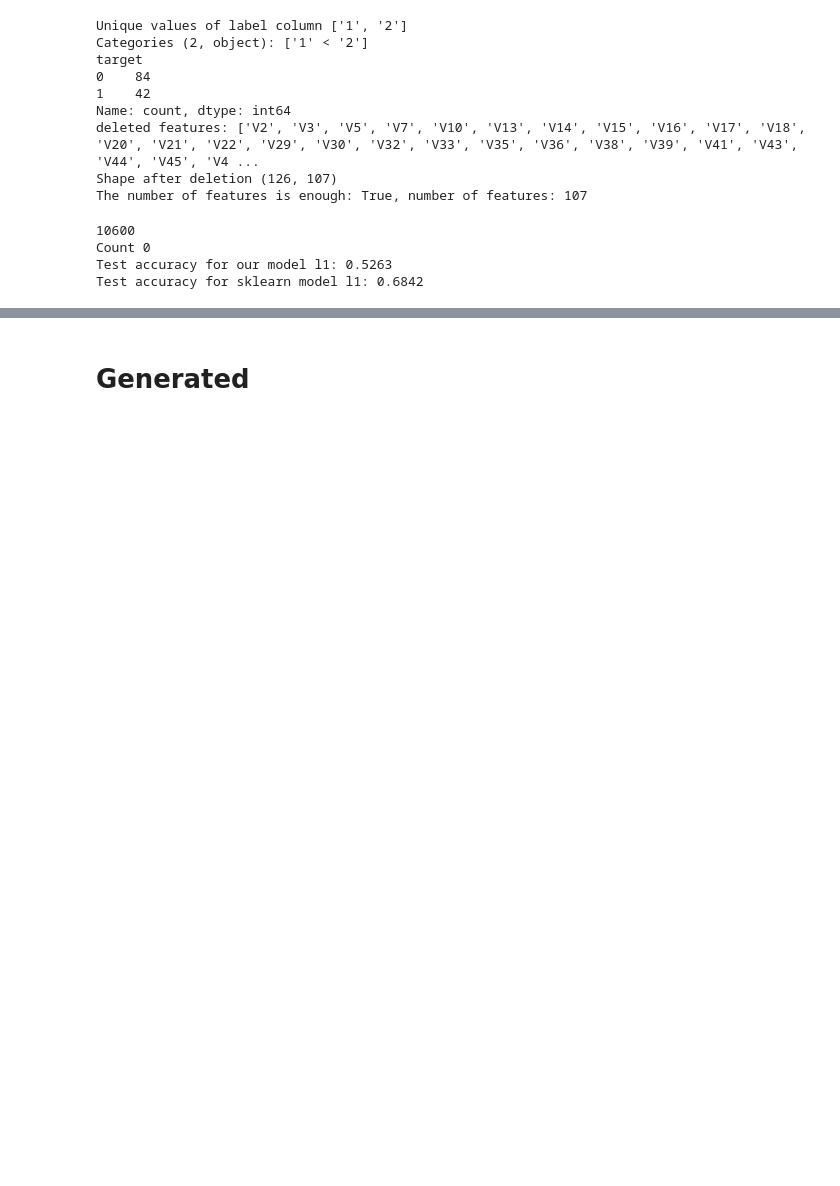
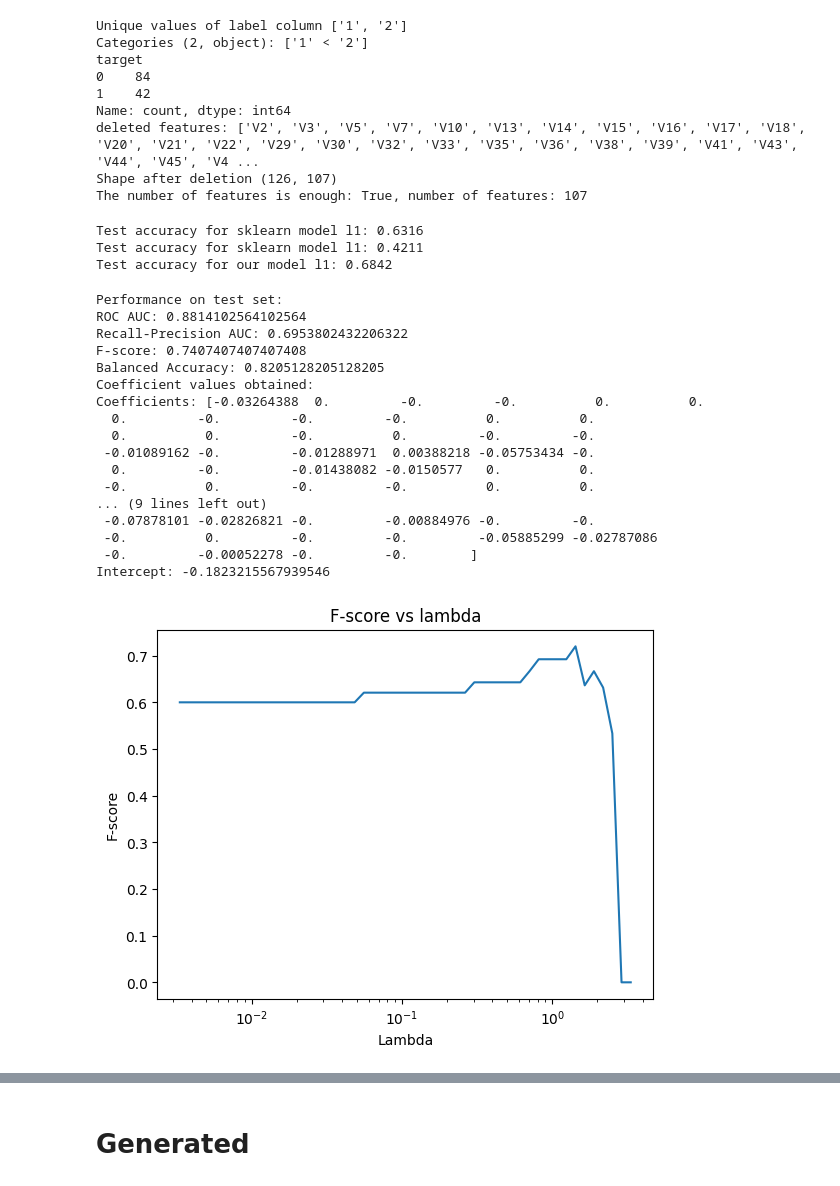
Before and after one commit to Michal-Iwicki/AML_projects, a Jupyter notebook: data_preparation.ipynb, the cells around one changed output, grey strips where cells are left out. Saved outputs shown, nothing was run; the diff lists cells and outputs as text; code cells hidden in the pictures; blank space fills up the shorter version.

Commit message:
add evaluation and plotting

```diff
--- a/data_preparation.ipynb
+++ b/data_preparation.ipynb
@@ -223,7 +223,7 @@ assign_target_column(df_lsvt, "label", ['1'])
 fill_na(df_lsvt)
 delete_corr_columns(df_lsvt)
 check_feature_sample_ratio(df_lsvt)
-X, y, X_train, X_test, y_train, y_test = split(df_lsvt)
+X, y, X_train,X_valid, X_test, y_train, y_valid, y_test = split(df_lsvt)
 # %% [output]
 Unique values of label column ['1', '2']
 Categories (2, object): ['1' < '2']
@@ -235,11 +235,54 @@ deleted features: ['V2', 'V3', 'V5', 'V7', 'V10', 'V13', 'V14', 'V15', 'V16', 'V
 Shape after deletion (126, 107)
 The number of features is enough: True, number of features: 107
 # %%
-y_no_penalty = fit_sklearn_no_penalty(X_train, y_train, X_test, y_test, max_iter=1)
-y_l1 = fit_sklearn_l1(X_train, y_train, X_test, y_test, max_iter=1)
-y_our = fit_our_model(X_train, y_train, X_test, y_test, max_count=None)
+y_no_penalty = fit_sklearn_no_penalty(X_train, y_train, X_test, y_test, max_iter=1000)
+y_l1 = fit_sklearn_l1(X_train, y_train, X_test, y_test, max_iter=1000)
+y_our = fit_our_model(X_train, y_train, X_test, y_test)
 # %% [output]
-10600
-Count 0
-Test accuracy for our model l1: 0.5263
-Test accuracy for sklearn model l1: 0.6842
+Test accuracy for sklearn model l1: 0.6316
+Test accuracy for sklearn model l1: 0.4211
+Test accuracy for our model l1: 0.6842
+# %%
+from Implementation import logisitic_regression
+model = logisitic_regression()
+model.fit(X_train, y_train, max_iter=50, a=1, weights=True, lambdas=None, fit_intercept=True, X_valid=X_valid, y_valid=y_valid, measure='F-score')
+
+y_proba = model.predict_proba(X_test)
+y_pred = model.predict(X_test)
+
+roc_auc = model.ROC_AUC(y_test, y_proba)
+prc_auc = model.PR_AUC(y_test, y_proba)
+f_score = model.evaluate(y_test, y_proba, 'F-score')
+balanced_accuracy = model.evaluate(y_test, y_proba, 'balanced accuracy')
+
+print("Performance on test set:")
+print("ROC AUC:", roc_auc)
+print("Recall-Precision AUC:", prc_auc)
+print("F-score:", f_score)
+print("Balanced Accuracy:", balanced_accuracy)
+
+print("Coefficient values obtained:")
+print("Coefficients:", model.B)
+print("Intercept:", model.B0)
+
+model.plot(X_valid, y_valid, 'F-score')
+model.plot_coefficients()
+# %% [output]
+Performance on test set:
+ROC AUC: 0.8814102564102564
+Recall-Precision AUC: 0.6953802432206322
+F-score: 0.7407407407407408
+Balanced Accuracy: 0.8205128205128205
+Coefficient values obtained:
+Coefficients: [-0.03264388  0.         -0.         -0.          0.          0.
+  0.         -0.         -0.         -0.          0.          0.
+  0.          0.         -0.          0.         -0.         -0.
+ -0.01089162 -0.         -0.01288971  0.00388218 -0.05753434 -0.
+  0.         -0.         -0.01438082 -0.0150577   0.          0.
+ -0.          0.         -0.         -0.          0.          0.
+... (9 lines left out)
+ -0.07878101 -0.02826821 -0.         -0.00884976 -0.         -0.
+ -0.          0.         -0.         -0.         -0.05885299 -0.02787086
+ -0.         -0.00052278 -0.         -0.        ]
+Intercept: -0.1823215567939546
+[figure, added]
```
Also changed, not shown: parts of 9 cells of this notebook, 3 other files.
